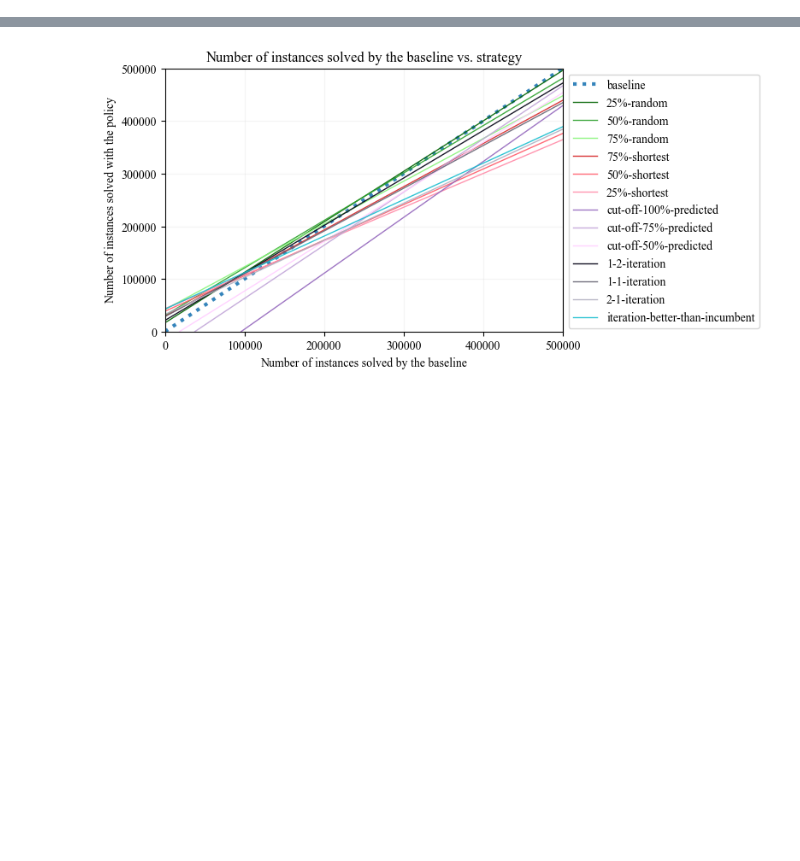
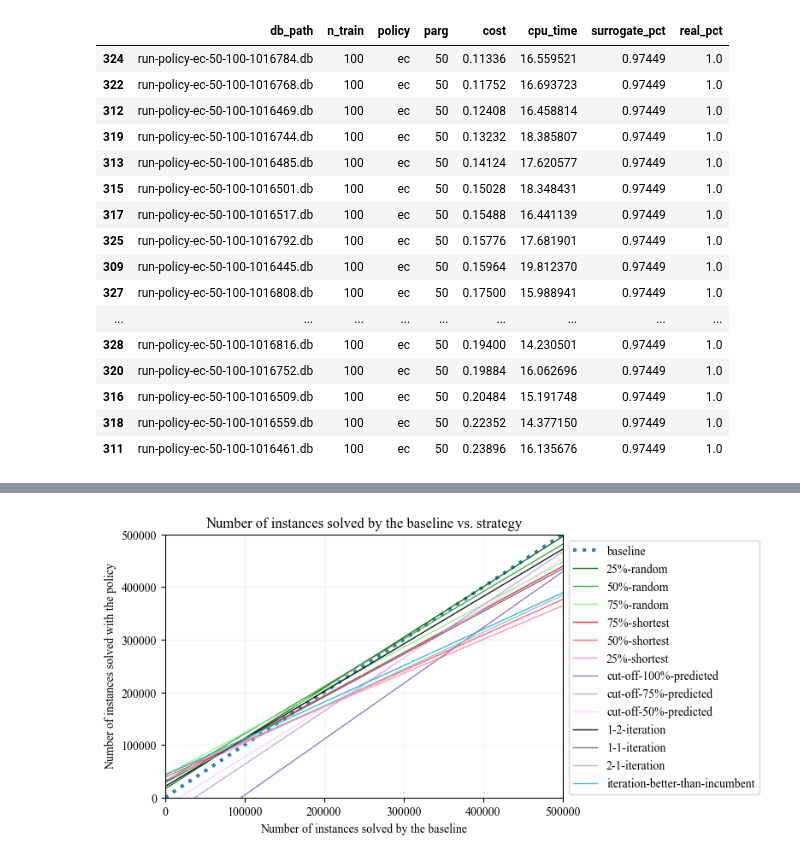
Before and after one commit to zakrzewow/raw-algorithm-portfolios, a Jupyter notebook: results.ipynb, the cells around one changed output, grey strips where cells are left out. Cells and saved outputs as stored; diff of their text form; code cells hidden in the pictures; blank space fills up the shorter version.

```diff
--- a/results.ipynb
+++ b/results.ipynb
@@ -163,5 +163,23 @@ df100_agg
 # %%
-# df.loc[(df["policy"] == "ib")] # & (df["parg"] == "100") & (df["n_train"] == "100")].sort_values(by="cost")
+df.loc[(df["policy"] == "ec") & (df["parg"] == "50") & (df["n_train"] == "100")].sort_values(by="cost")
+# %% [output]
+|  | db_path | n_train | policy | parg | cost | cpu_time | surrogate_pct | real_pct |
+| 324 | run-policy-ec-50-100-1016784.db | 100 | ec | 50 | 0.11336 | 16.559521 | 0.97449 | 1.0 |
+| 322 | run-policy-ec-50-100-1016768.db | 100 | ec | 50 | 0.11752 | 16.693723 | 0.97449 | 1.0 |
+| 312 | run-policy-ec-50-100-1016469.db | 100 | ec | 50 | 0.12408 | 16.458814 | 0.97449 | 1.0 |
+| 319 | run-policy-ec-50-100-1016744.db | 100 | ec | 50 | 0.13232 | 18.385807 | 0.97449 | 1.0 |
+| 313 | run-policy-ec-50-100-1016485.db | 100 | ec | 50 | 0.14124 | 17.620577 | 0.97449 | 1.0 |
+| 315 | run-policy-ec-50-100-1016501.db | 100 | ec | 50 | 0.15028 | 18.348431 | 0.97449 | 1.0 |
+| 317 | run-policy-ec-50-100-1016517.db | 100 | ec | 50 | 0.15488 | 16.441139 | 0.97449 | 1.0 |
+| 325 | run-policy-ec-50-100-1016792.db | 100 | ec | 50 | 0.15776 | 17.681901 | 0.97449 | 1.0 |
+| 309 | run-policy-ec-50-100-1016445.db | 100 | ec | 50 | 0.15964 | 19.812370 | 0.97449 | 1.0 |
+| 327 | run-policy-ec-50-100-1016808.db | 100 | ec | 50 | 0.17500 | 15.988941 | 0.97449 | 1.0 |
+| ... | ... | ... | ... | ... | ... | ... | ... | ... |
+| 328 | run-policy-ec-50-100-1016816.db | 100 | ec | 50 | 0.19400 | 14.230501 | 0.97449 | 1.0 |
+| 320 | run-policy-ec-50-100-1016752.db | 100 | ec | 50 | 0.19884 | 16.062696 | 0.97449 | 1.0 |
+| 316 | run-policy-ec-50-100-1016509.db | 100 | ec | 50 | 0.20484 | 15.191748 | 0.97449 | 1.0 |
+| 318 | run-policy-ec-50-100-1016559.db | 100 | ec | 50 | 0.22352 | 14.377150 | 0.97449 | 1.0 |
+| 311 | run-policy-ec-50-100-1016461.db | 100 | ec | 50 | 0.23896 | 16.135676 | 0.97449 | 1.0 |
 # %%
 # db = DB(PHASE2_DIR / "run-policy-ib--100-1016238.db")
 # %%
```
Also changed, not shown: parts of 5 cells of this notebook, 3 other files.
